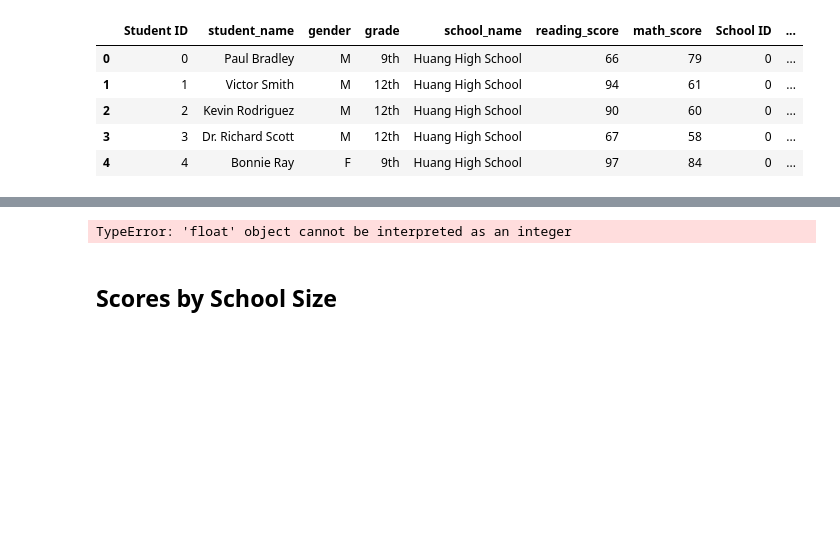
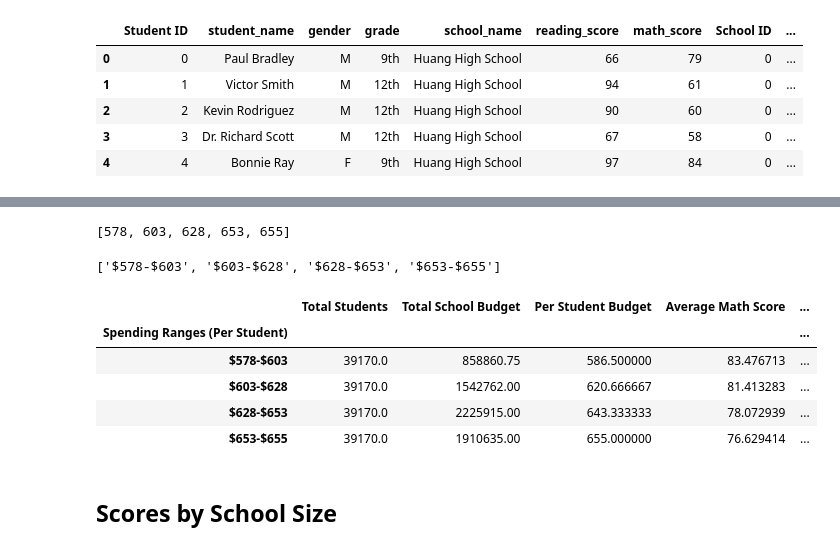
Before and after one commit to NathanJPotter/pandas-challenge-np, a Jupyter notebook: PyCitySchools/PyCitySchools_starter.ipynb, the cells around one changed output, grey strips where cells are left out. Cells and saved outputs as stored; diff of their text form; code cells hidden in the pictures; blank space fills up the shorter version.

Commit message:
Scores by school spending
It more or less worked. But needs cleaning up.

```diff
--- a/PyCitySchools/PyCitySchools_starter.ipynb
+++ b/PyCitySchools/PyCitySchools_starter.ipynb
@@ -851,14 +851,38 @@ school_sum_df
 # %%
 # create bins
 start = school_sum_df['Per Student Budget'].min()
+start = int(start)
 end = school_sum_df['Per Student Budget'].max()
-step = (school_sum_df['Per Student Budget'].max() - school_sum_df['Per Student Budget'].min()) / 10
+end = int(end)
+step = (school_sum_df['Per Student Budget'].max() - school_sum_df['Per Student Budget'].min()) / 3
+step = int(step)
 
-bins = [x for x in range(start, end, (round(step,0)))]
+bins = [x for x in range(start, end, step)]
 bins.append(end)
 bins
 # %% [output]
-TypeError: 'float' object cannot be interpreted as an integer
+[578, 603, 628, 653, 655]
+# %%
+# Create names for four bins
+group_names = ["$578-$603", "$603-$628", "$628-$653", "$653-$655"]
+group_names
+# %% [output]
+['$578-$603', '$603-$628', '$628-$653', '$653-$655']
+# %%
+# Put data into categories
+school_sum_df['Spending Ranges (Per Student)'] = pd.cut(school_sum_df['Per Student Budget'], bins = bins, labels=group_names)
+
+# Group data by spending ranges
+
+spending_ranges_df = school_sum_df.groupby(['Spending Ranges (Per Student)'])
+spending_ranges_df.mean()
+# %% [output]
+|  | Total Students | Total School Budget | Per Student Budget | Average Math Score | ... |
+| Spending Ranges (Per Student) |  |  |  |  | ... |
+| $578-$603 | 39170.0 | 858860.75 | 586.500000 | 83.476713 | ... |
+| $603-$628 | 39170.0 | 1542762.00 | 620.666667 | 81.413283 | ... |
+| $628-$653 | 39170.0 | 2225915.00 | 643.333333 | 78.072939 | ... |
+| $653-$655 | 39170.0 | 1910635.00 | 655.000000 | 76.629414 | ... |
 # %% [markdown]
 ## Scores by School Size
 # %% [markdown]
```
